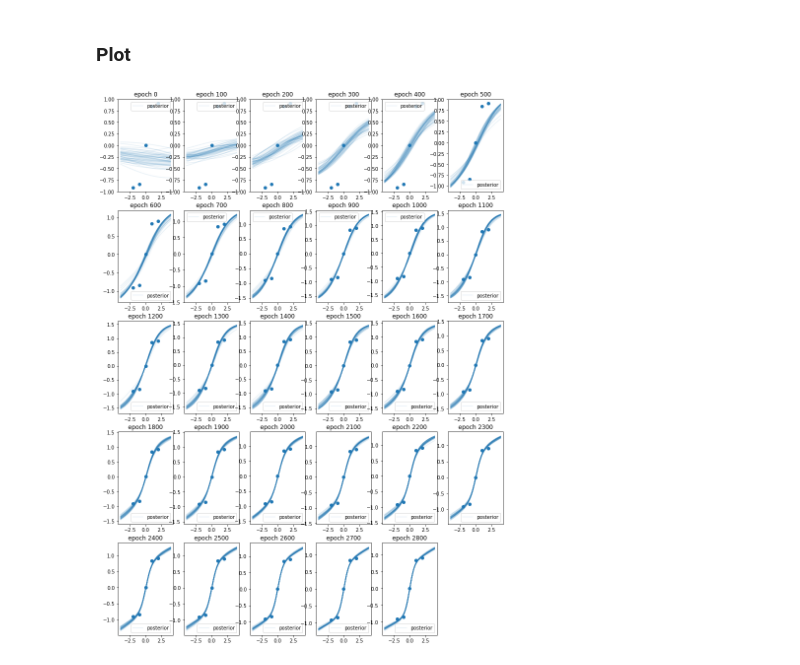
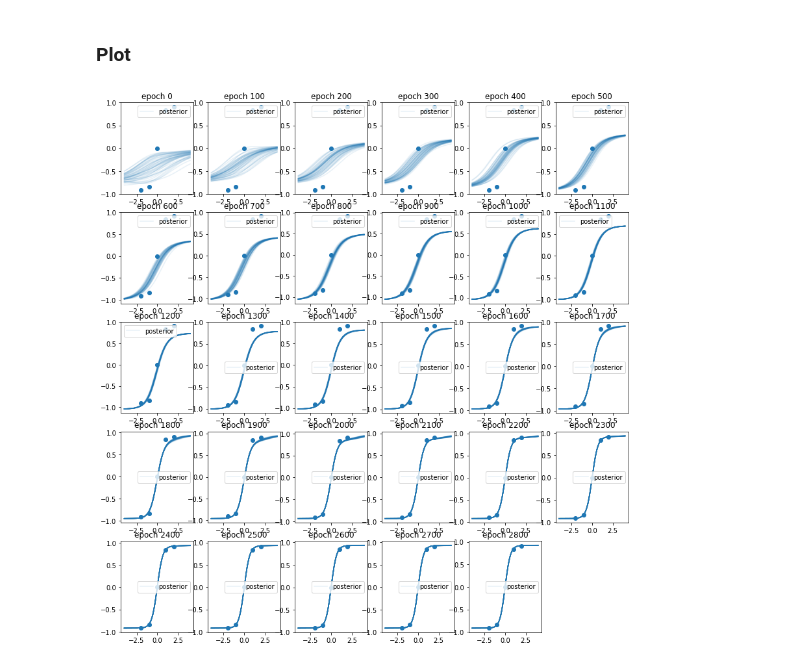
Before and after one commit to yu-takagi/chainer-neuralprocesses, a Jupyter notebook: exp_1d_func.ipynb, the cells around one changed output. Cells and saved outputs as stored; diff of their text form; code cells hidden in the pictures.

```diff
--- a/exp_1d_func.ipynb
+++ b/exp_1d_func.ipynb
@@ -22,7 +22,7 @@ plt.scatter(x,np.sin(x))
 ### Training
 # %%
 # construct model and ship to GPU
-model = NeuralProcesses(1,1, n_h, n_r, n_z)
+model = NeuralProcesses(1,1, n_h, n_r, n_z,'sigmoid')
 
 # set up the optimizer
 opt = chainer.optimizers.Adam()
@@ -76,17 +76,17 @@ epoch 2900 : loss: -5.061707
 # %% [markdown]
 ### Plot
 # %%
-plt.figure(figsize=(14, 20))
+plt.figure(figsize=(14, 15))
 for fig in range(1,len(posteriors)):
     plt.subplot(5,6,fig)
     for i, pos in enumerate(posteriors[fig]):
         label = None
         if i == 0:
             label = "posterior"
         plt.plot(x_pred.data, pos.data.T, label=label, alpha=.1,color="C0")
     plt.plot(x, y, "o")
     plt.title("epoch " + str(100*(fig-1)))
 
     plt.legend()
 # %% [output]
-[figure, old version]
+[figure, new version]
```
Also changed, not shown: parts of 1 cell of this notebook, 2 other files.
